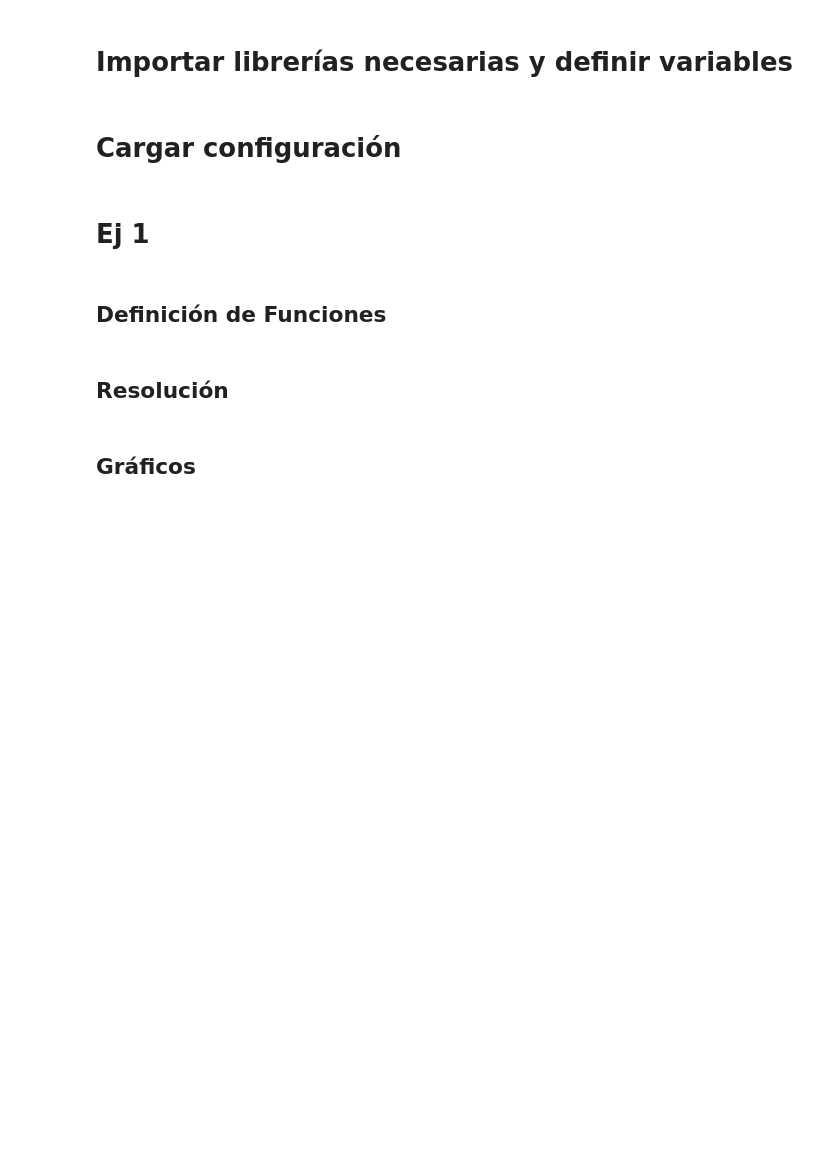
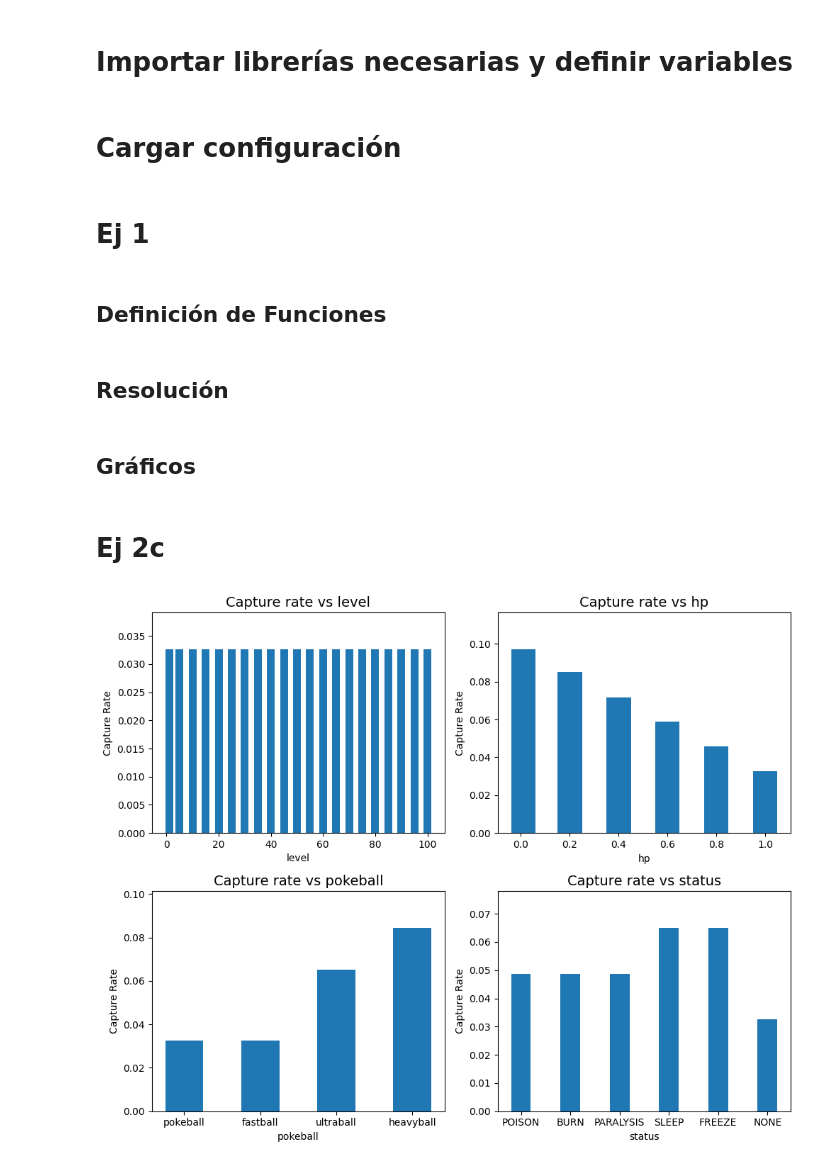
Before and after one commit to tataabancens/SIA-Grupo-06, a Jupyter notebook: TP-0/main.ipynb, the cells around one changed output. Saved outputs shown, nothing was run; the diff lists cells and outputs as text; code cells hidden in the pictures; blank space fills up the shorter version.

```diff
--- a/TP-0/main.ipynb
+++ b/TP-0/main.ipynb
@@ -8,11 +8,14 @@ import sys
 from pathlib import Path
 import os
 from statistics import mean, stdev
-
+import matplotlib.pyplot as plt
+import numpy as np
 from src.catching import attempt_catch
 from src.pokemon import PokemonFactory, StatusEffect, Pokemon
 
 DEFAULT_NOISE = 0  # Dijeron que no lo usemos, salvo para el 2c y no sé si el 2d
+
+CONFIG_PATH = "configs"
 
 OUTPUT_PATH = "output"  # Relativo al src
 
@@ -21,6 +24,8 @@ EJ1_FILENAME = "Ej1.csv" # Relativo al output
 CONFIG_FILENAME = "config.json" # Relativo al src
 
 OUTPUT_HTML_PLOT_NAME = "first_figure.html"
+
+EJ2_CONFIG = "Ej2c.json"
 # %%
 def get_src() -> Path:
     return Path(get_src_str())
@@ -41,6 +46,16 @@ def get_output_dir() -> Path:
 
 def get_output_dir_str() -> str:
     return str(get_output_dir().resolve()) + "/"
+
+def get_config_dir() -> Path:
+    return Path(get_src()).joinpath(CONFIG_PATH)
+
+
+def get_config_dir_str() -> str:
+    return str(get_CONFIG_dir().resolve()) + "/"
+
+
+factory = PokemonFactory(get_src_str() + "pokemon.json")
 # %% [markdown]
 # Cargar configuración
 # %%
@@ -165,3 +180,5 @@ data_frame = pd.read_csv(get_output_dir().joinpath(EJ1_FILENAME), sep=',')
 plot_values(data_frame["pokeball"], data_frame["avg_prob"], data_frame["stdev"], "Pokeball accuracy")
 
 print(data_frame)
+# %% [markdown]
+# Ej 2c
@@ -167,0 +211,25 @@ print(data_frame)
+# %%
+
+config_ej2c = json.load(open(get_config_dir().joinpath(EJ2_CONFIG), "r"))
+variables = ['level', 'hp', 'pokeball', 'status']
+plurals_by_variable = {key: value for key, value in zip(variables, ['levels', 'hps', 'pokeballs', 'statuses'])}
+widths = [3,0.1,0.5,0.4]
+
+fig, axs = plt.subplots(2, 2, figsize=(10, 8))
+
+for i, (variable, plural) in enumerate(plurals_by_variable.items()):
+    values_by_variable = config_ej2c[plural]
+    capture_rates = calculate_capture_rates(variable, values_by_variable)
+    row, col = divmod(i, 2)
+    max_value = max(capture_rates)
+    # Plot as a bar chart
+    axs[row, col].bar(values_by_variable, capture_rates, align='center', width=widths[i])
+    axs[row, col].set_xlabel(variable)
+    axs[row, col].set_ylabel('Capture Rate')
+    axs[row, col].set_ylim([0, max_value*1.2])
+    axs[row, col].set_title(f"Capture rate vs {variable}", fontsize=14)
+
+plt.tight_layout()
+plt.show()
+# %% [output]
+[figure, added]
```
Also changed, not shown: parts of 2 cells of this notebook, 1 other file.
